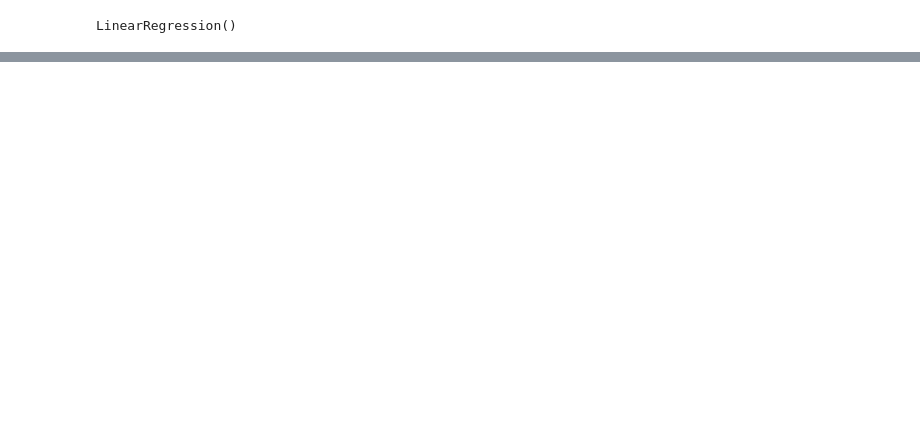
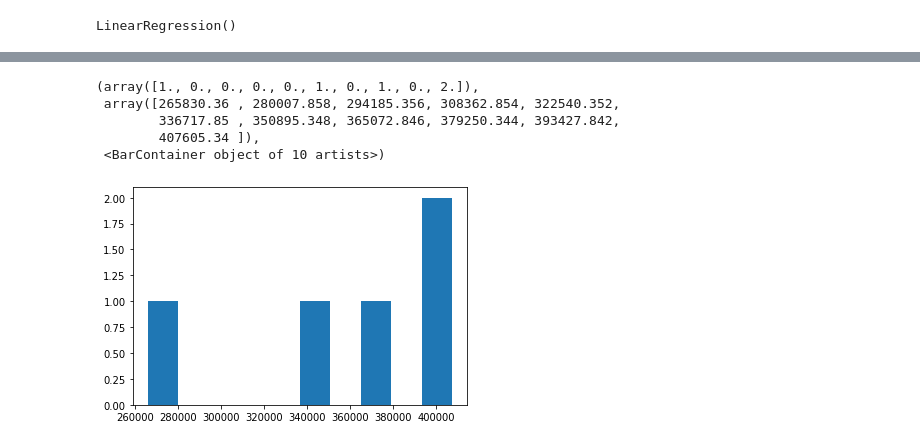
Before and after one commit to negly/ds-notebooks, a Jupyter notebook: DistriasNotebook.ipynb, the cells around one changed output, grey strips where cells are left out. Cells and saved outputs as stored; diff of their text form; code cells hidden in the pictures; blank space fills up the shorter version.

```diff
--- a/DistriasNotebook.ipynb
+++ b/DistriasNotebook.ipynb
@@ -201,6 +238,6 @@ plt.show()
 # %%
 lin_reg = LinearRegression()
-X_train, X_test, y_train, y_test = train_test_split(X, Y, test_size=0.33)#, random_state=42
+X_train, X_test, y_train, y_test = train_test_split(X, Y, test_size=0.222)#, random_state=42
 lin_reg.fit(X_train, y_train)
 #lin_reg.intercept_, lin_reg.coef_
 # %% [output]
@@ -235,0 +271,9 @@ plt.plot(X_test_sample, y_test, color="blue", linewidth=3)
+# %%
+plt.hist(y_test)
+# %% [output]
+(array([1., 0., 0., 0., 0., 1., 0., 1., 0., 2.]),
+ array([265830.36 , 280007.858, 294185.356, 308362.854, 322540.352,
+        336717.85 , 350895.348, 365072.846, 379250.344, 393427.842,
+        407605.34 ]),
+ <BarContainer object of 10 artists>)
+[figure, added]
```
Also changed, not shown: parts of 29 cells of this notebook.
